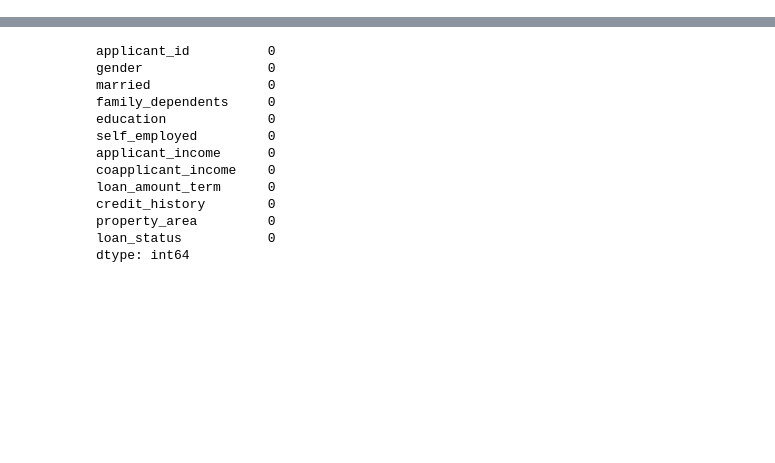
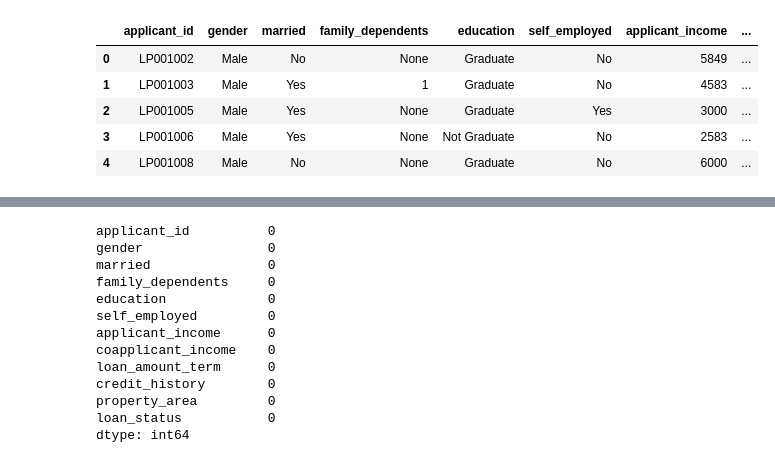
Before and after one commit to YeonwooSung/MLOps, a Jupyter notebook: mlops_study/mlops-study-ml-env/jupyter/data/work/02_ineligible_loan_model_training.ipynb, the cells around one changed output, grey strips where cells are left out. Cells and saved outputs as stored; diff of their text form; code cells hidden in the pictures; blank space fills up the shorter version.

```diff
--- a/mlops_study/mlops-study-ml-env/jupyter/data/work/02_ineligible_loan_model_training.ipynb
+++ b/mlops_study/mlops-study-ml-env/jupyter/data/work/02_ineligible_loan_model_training.ipynb
@@ -18,6 +22,15 @@ select *
 """
 with engine.connect() as conn:
     loan_df = pd.read_sql(text(sql), con=conn)
+# %%
+loan_df.head()
+# %% [output]
+|  | applicant_id | gender | married | family_dependents | education | self_employed | applicant_income | ... |
+| 0 | LP001002 | Male | No | None | Graduate | No | 5849 | ... |
+| 1 | LP001003 | Male | Yes | 1 | Graduate | No | 4583 | ... |
+| 2 | LP001005 | Male | Yes | None | Graduate | Yes | 3000 | ... |
+| 3 | LP001006 | Male | Yes | None | Not Graduate | No | 2583 | ... |
+| 4 | LP001008 | Male | No | None | Graduate | No | 6000 | ... |
 # %%
 ## 결과 확인
 print("######### loan_df #########")
```
Also changed, not shown: parts of 7 cells of this notebook, 3 other files.
